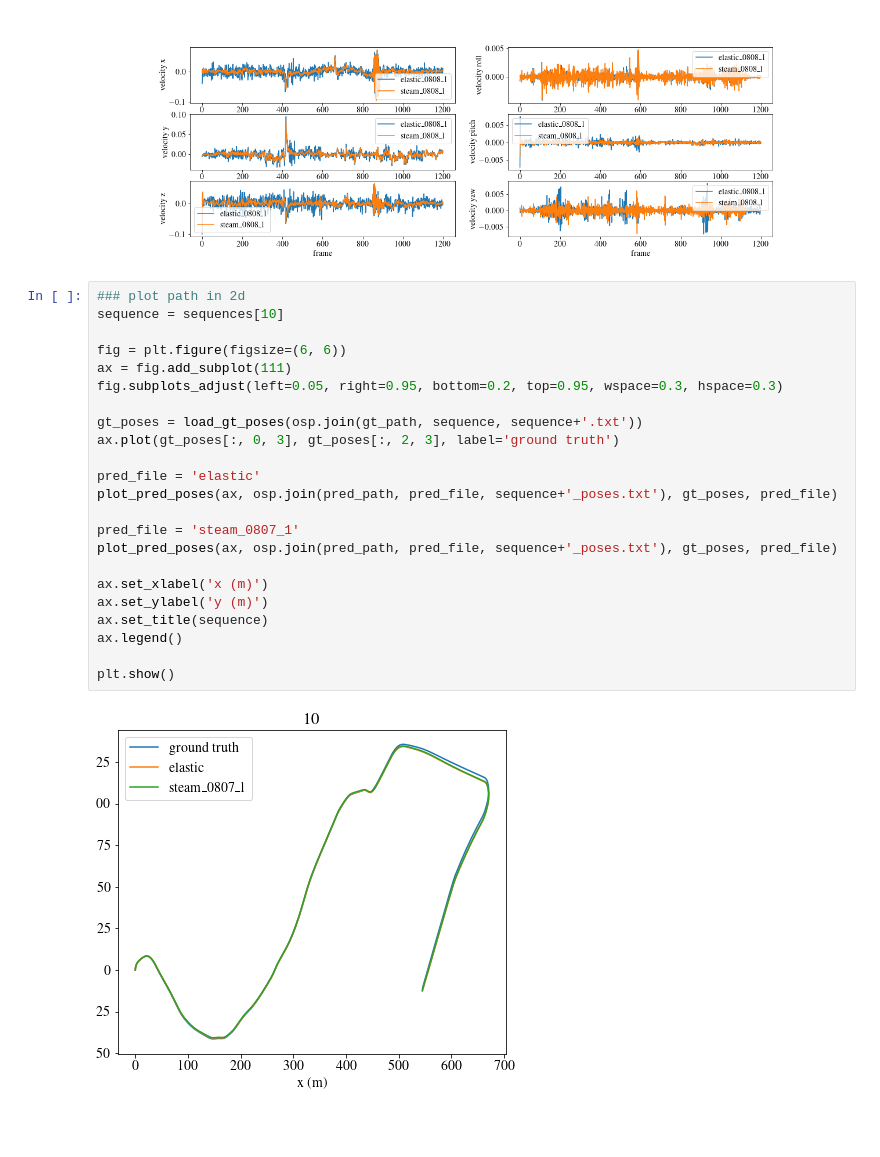
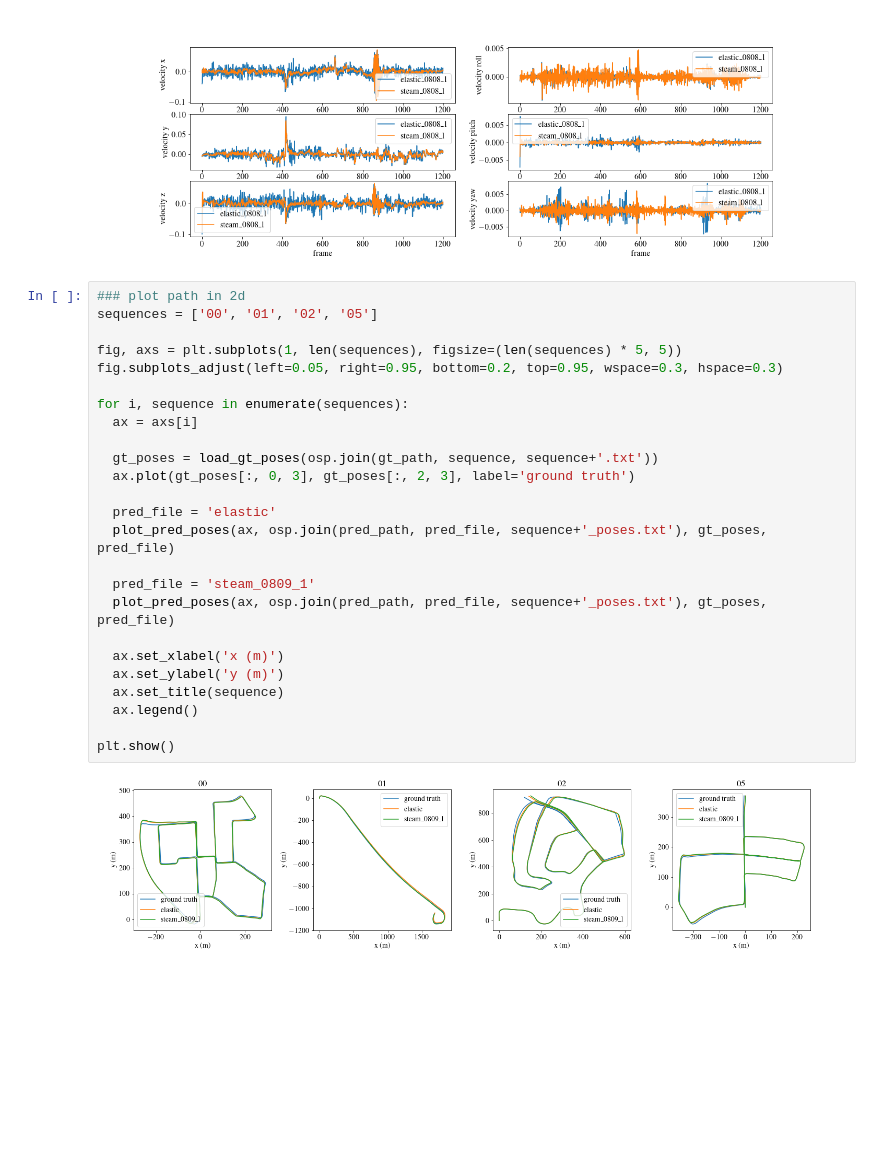
Before and after one commit to cheneyuwu/ct_icp, a Jupyter notebook: steam_icp/script/plot_kitti_raw_poses.ipynb, the cells around one changed output. Drawn from its saved outputs; the diff is of its cells as text; blank space fills up the shorter version.

```diff
--- a/steam_icp/script/plot_kitti_raw_poses.ipynb
+++ b/steam_icp/script/plot_kitti_raw_poses.ipynb
@@ -121,26 +119,28 @@ Average error: [-0.000117 -0.000341 -0.000582  0.000001  0.000011  0.000001] Ave
 [figure]
 # %%
 ### plot path in 2d
-sequence = sequences[10]
+sequences = ['00', '01', '02', '05']
 
-fig = plt.figure(figsize=(6, 6))
-ax = fig.add_subplot(111)
+fig, axs = plt.subplots(1, len(sequences), figsize=(len(sequences) * 5, 5))
 fig.subplots_adjust(left=0.05, right=0.95, bottom=0.2, top=0.95, wspace=0.3, hspace=0.3)
 
-gt_poses = load_gt_poses(osp.join(gt_path, sequence, sequence+'.txt'))
-ax.plot(gt_poses[:, 0, 3], gt_poses[:, 2, 3], label='ground truth')
+for i, sequence in enumerate(sequences):
+  ax = axs[i]
 
-pred_file = 'elastic'
-plot_pred_poses(ax, osp.join(pred_path, pred_file, sequence+'_poses.txt'), gt_poses, pred_file)
+  gt_poses = load_gt_poses(osp.join(gt_path, sequence, sequence+'.txt'))
+  ax.plot(gt_poses[:, 0, 3], gt_poses[:, 2, 3], label='ground truth')
 
-pred_file = 'steam_0807_1'
-plot_pred_poses(ax, osp.join(pred_path, pred_file, sequence+'_poses.txt'), gt_poses, pred_file)
+  pred_file = 'elastic'
+  plot_pred_poses(ax, osp.join(pred_path, pred_file, sequence+'_poses.txt'), gt_poses, pred_file)
 
-ax.set_xlabel('x (m)')
-ax.set_ylabel('y (m)')
-ax.set_title(sequence)
-ax.legend()
+  pred_file = 'steam_0809_1'
+  plot_pred_poses(ax, osp.join(pred_path, pred_file, sequence+'_poses.txt'), gt_poses, pred_file)
+
+  ax.set_xlabel('x (m)')
+  ax.set_ylabel('y (m)')
+  ax.set_title(sequence)
+  ax.legend()
 
 plt.show()
 # %% [output]
-[figure, old version]
+[figure, new version]
```
Also changed, not shown: parts of 2 cells of this notebook, 6 other files.
